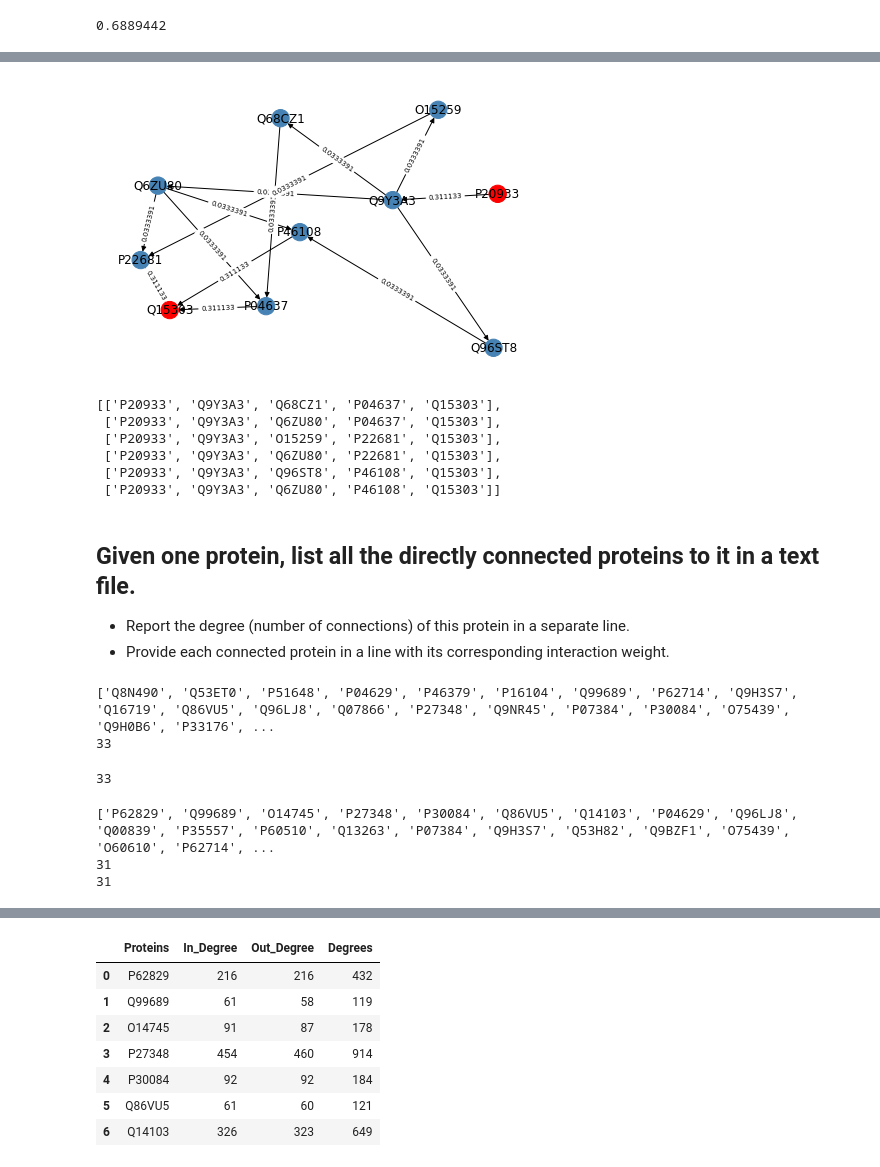
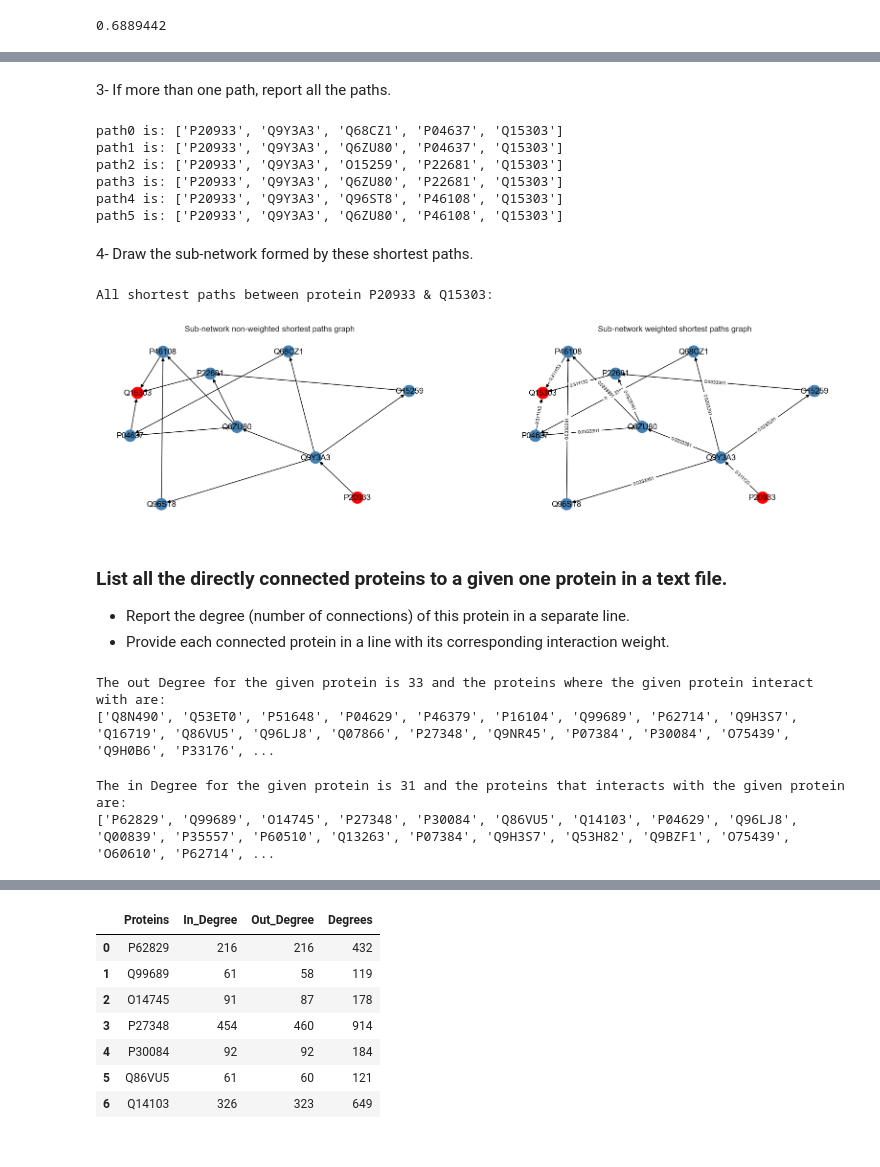
Before and after one commit to mahmoud1yaser/Computational-Analysis-Biological-Networks, a Jupyter notebook: Biological_Network.ipynb, the cells around one changed output, grey strips where cells are left out. Drawn from its saved outputs; the diff is of its cells as text; code cells hidden in the pictures.

```diff
--- a/Biological_Network.ipynb
+++ b/Biological_Network.ipynb
@@ -187,17 +135,39 @@ nx.draw(sub_network,pos, with_labels = True, node_color = nodecol)
-# %%
-nx.draw(sub_network,pos, with_labels = True, node_color = nodecol)
-nx.draw_networkx_edge_labels(sub_network,pos,font_size=7,edge_labels=sub_weight_labels);
-# %% [output]
-[figure, removed]
-# %%
-weighted_shortest_paths
-# %% [output]
-[['P20933', 'Q9Y3A3', 'Q68CZ1', 'P04637', 'Q15303'],
- ['P20933', 'Q9Y3A3', 'Q6ZU80', 'P04637', 'Q15303'],
- ['P20933', 'Q9Y3A3', 'O15259', 'P22681', 'Q15303'],
- ['P20933', 'Q9Y3A3', 'Q6ZU80', 'P22681', 'Q15303'],
- ['P20933', 'Q9Y3A3', 'Q96ST8', 'P46108', 'Q15303'],
- ['P20933', 'Q9Y3A3', 'Q6ZU80', 'P46108', 'Q15303']]
+# %% [markdown]
+3- If more than one path, report all the paths.
+# %%
+for i, path in enumerate(weighted_shortest_paths):
+    print(f'path{i} is: {path}')
+# %% [output]
+path0 is: ['P20933', 'Q9Y3A3', 'Q68CZ1', 'P04637', 'Q15303']
+path1 is: ['P20933', 'Q9Y3A3', 'Q6ZU80', 'P04637', 'Q15303']
+path2 is: ['P20933', 'Q9Y3A3', 'O15259', 'P22681', 'Q15303']
+path3 is: ['P20933', 'Q9Y3A3', 'Q6ZU80', 'P22681', 'Q15303']
+path4 is: ['P20933', 'Q9Y3A3', 'Q96ST8', 'P46108', 'Q15303']
+path5 is: ['P20933', 'Q9Y3A3', 'Q6ZU80', 'P46108', 'Q15303']
+# %% [markdown]
+4- Draw the sub-network formed by these shortest paths.
+# %%
+pos = nx.spring_layout(sub_network)
+sub_weight_labels = nx.get_edge_attributes(sub_network,'weight')
+
+print(f'All shortest paths between protein P20933 & Q15303:')
+two_nodes = ['P20933', 'Q15303']
+node_col = ['steelblue' if not node in two_nodes else 'red' for node in sub_network.nodes()]
+
+fig = plt.figure(figsize=(20, 5))
+plt.subplot(1, 2, 1)
+nx.draw(sub_network, pos, with_labels = True, node_color = node_col)
+plt.title('Sub-network non-weighted shortest paths graph')
+
+plt.subplot(1, 2, 2)
+nx.draw(sub_network, pos, with_labels = True, node_color = node_col)
+nx.draw_networkx_edge_labels(sub_network,pos,font_size=7,edge_labels=sub_weight_labels)
+plt.title('Sub-network weighted shortest paths graph')
+
+fig.savefig('images\\shortest_paths_subnetwork.png')
+# %% [output]
+All shortest paths between protein P20933 & Q15303:
+[figure, added]
 # %%
 shortest_paths_number = len(weighted_shortest_paths)
 source = "P20933"
@@ -223,7 +191,7 @@ for idx ,shortest_path in enumerate(weighted_shortest_paths):
     shortest_path_file.write("\n")
 shortest_path_file.close()
 # %% [markdown]
-## Given one protein, list all the directly connected proteins to it in a text file.
-* Report the degree (number of connections) of this protein in a separate line.
-* Provide each connected protein in a line with its corresponding interaction weight.
+### List all the directly connected proteins to a given one protein in a text file.
+- Report the degree (number of connections) of this protein in a separate line.
+- Provide each connected protein in a line with its corresponding interaction weight.
 # %%
@@ -231,19 +199,14 @@ req_protein = "Q5MIZ7"
 # %%
-successors = [n for n in DG.successors(req_protein)]
-print(successors)
-print(len(successors))
-DG.out_degree(req_protein)
+successors = [n for n in DG.successors(given_protein)]
+print(f'The out Degree for the given protein is {len(successors)} and the proteins where the given protein interact with are:\n{successors}')
+out_degree = DG.out_degree(given_protein)
 # %% [output]
+The out Degree for the given protein is 33 and the proteins where the given protein interact with are:
 ['Q8N490', 'Q53ET0', 'P51648', 'P04629', 'P46379', 'P16104', 'Q99689', 'P62714', 'Q9H3S7', 'Q16719', 'Q86VU5', 'Q96LJ8', 'Q07866', 'P27348', 'Q9NR45', 'P07384', 'P30084', 'O75439', 'Q9H0B6', 'P33176', ...
-33
-33
 # %%
-predecessors = [n for n in DG.predecessors(req_protein)]
-print(predecessors)
-print(len(predecessors))
-print(DG.in_degree(req_protein))
-in_degree = DG.in_degree(req_protein)
+predecessors = [n for n in DG.predecessors(given_protein)]
+print(f'The in Degree for the given protein is {len(predecessors)} and the proteins that interacts with the given protein are:\n{predecessors}')
+in_degree = DG.in_degree(given_protein)
 # %% [output]
+The in Degree for the given protein is 31 and the proteins that interacts with the given protein are:
 ['P62829', 'Q99689', 'O14745', 'P27348', 'P30084', 'Q86VU5', 'Q14103', 'P04629', 'Q96LJ8', 'Q00839', 'P35557', 'P60510', 'Q13263', 'P07384', 'Q9H3S7', 'Q53H82', 'Q9BZF1', 'O75439', 'O60610', 'P62714', ...
-31
-31
```
Also changed, not shown: parts of 58 cells of this notebook, 13 other files.
